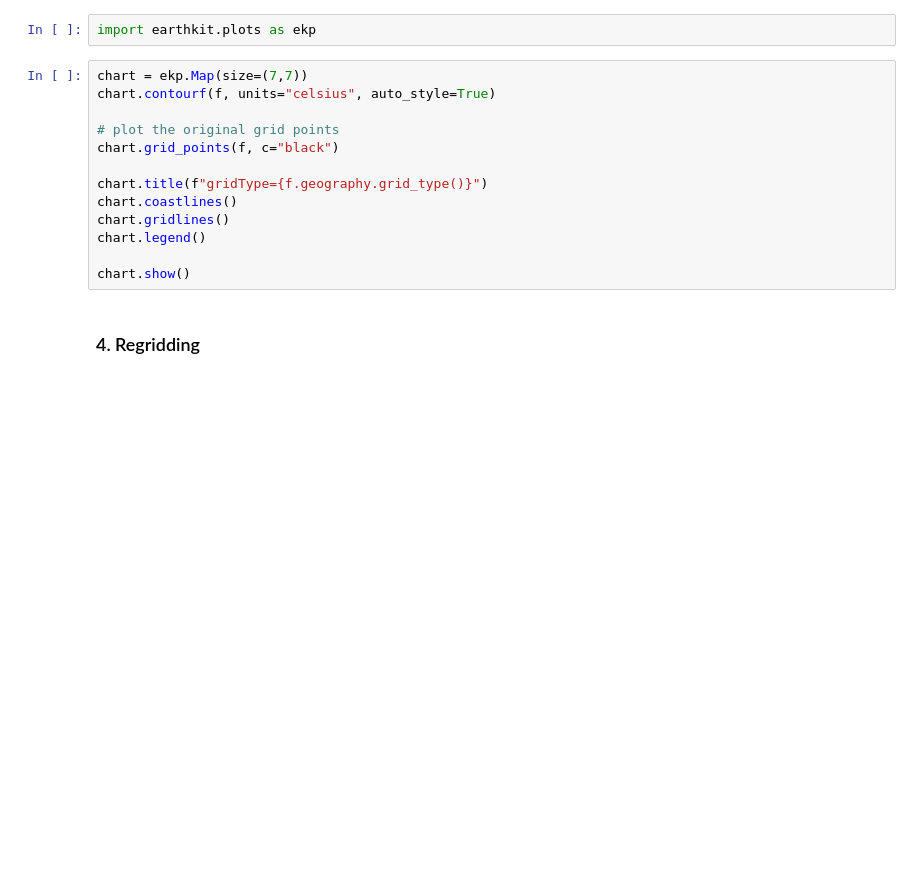
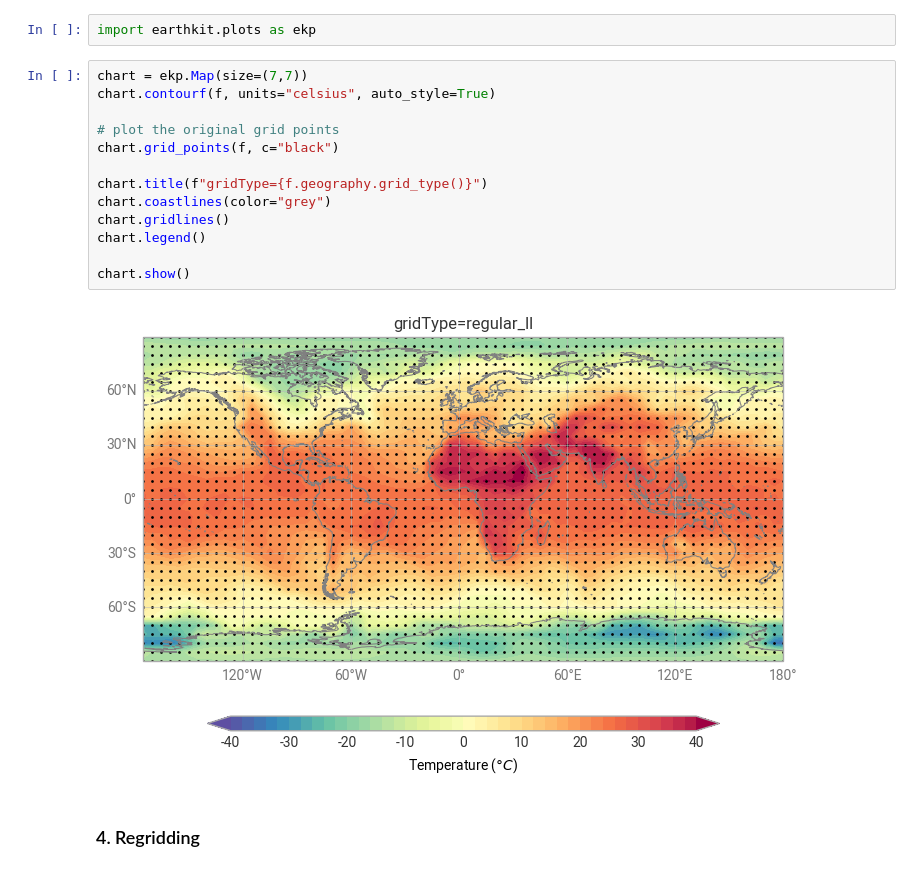
Before and after one commit to ecmwf-training/2026-earthkit-training, a Jupyter notebook: content/earthkit-geo/ekg-1-grids.ipynb, the cells around one changed output. Cells and saved outputs as stored; diff of their text form; blank space fills up the shorter version.

```diff
--- a/content/earthkit-geo/ekg-1-grids.ipynb
+++ b/content/earthkit-geo/ekg-1-grids.ipynb
@@ -54,16 +91,18 @@ import earthkit.plots as ekp
 # %%
 chart = ekp.Map(size=(7,7))
 chart.contourf(f, units="celsius", auto_style=True)
 
 # plot the original grid points
 chart.grid_points(f, c="black")
 
 chart.title(f"gridType={f.geography.grid_type()}")
-chart.coastlines()
+chart.coastlines(color="grey")
 chart.gridlines()
 chart.legend()
 
 chart.show()
+# %% [output]
+[figure, added]
 # %% [markdown]
 ### 4. Regridding
 # %% [markdown]
```
Also changed, not shown: parts of 25 cells of this notebook.
